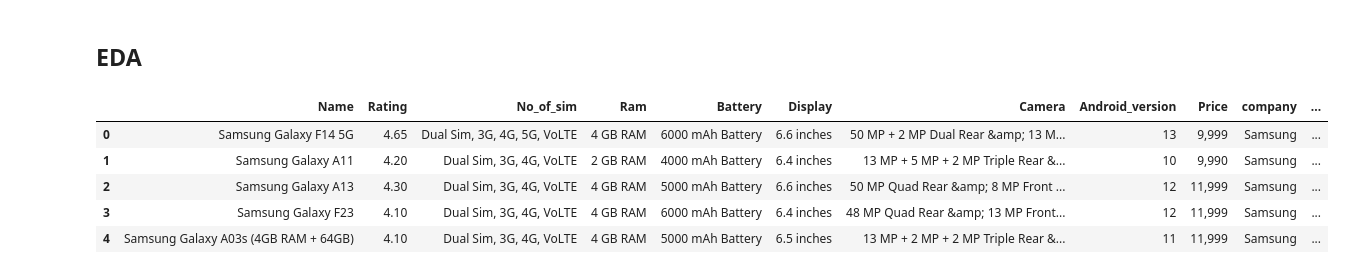
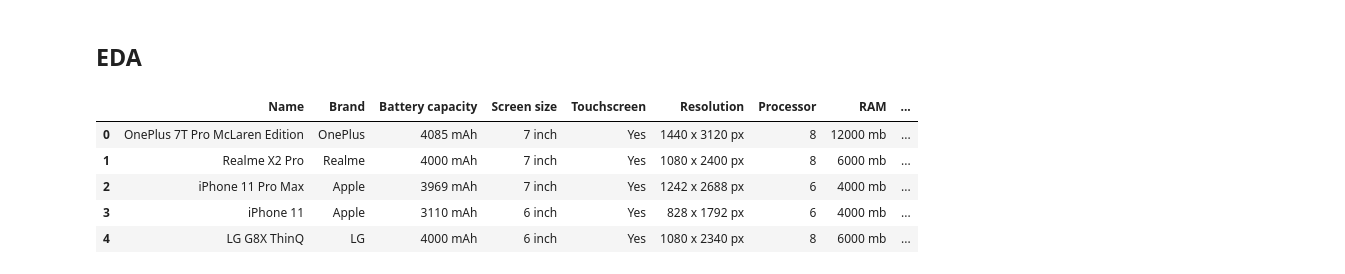
Before and after one commit to Lathacharujenny/MedicalCostExpenses, a Jupyter notebook: notebook/eda.ipynb, the cells around one changed output. Drawn from its saved outputs; the diff is of its cells as text; code cells hidden in the pictures.

```diff
--- a/notebook/eda.ipynb
+++ b/notebook/eda.ipynb
@@ -15,12 +15,12 @@ from plotly.subplots import make_subplots
 import warnings
 warnings.simplefilter('ignore')
 # %%
-df = pd.read_csv('../data/mobile_phone_prices.csv')
+df = pd.read_csv('../data/mobile_data.csv')
 df.head()
 # %% [output]
-|  | Name | Rating | No_of_sim | Ram | Battery | Display | Camera | Android_version | Price | company | ... |
-| 0 | Samsung Galaxy F14 5G | 4.65 | Dual Sim, 3G, 4G, 5G, VoLTE | 4 GB RAM | 6000 mAh Battery | 6.6 inches | 50 MP + 2 MP Dual Rear &amp; 13 M... | 13 | 9,999 | Samsung | ... |
-| 1 | Samsung Galaxy A11 | 4.20 | Dual Sim, 3G, 4G, VoLTE | 2 GB RAM | 4000 mAh Battery | 6.4 inches | 13 MP + 5 MP + 2 MP Triple Rear &... | 10 | 9,990 | Samsung | ... |
-| 2 | Samsung Galaxy A13 | 4.30 | Dual Sim, 3G, 4G, VoLTE | 4 GB RAM | 5000 mAh Battery | 6.6 inches | 50 MP Quad Rear &amp; 8 MP Front ... | 12 | 11,999 | Samsung | ... |
-| 3 | Samsung Galaxy F23 | 4.10 | Dual Sim, 3G, 4G, VoLTE | 4 GB RAM | 6000 mAh Battery | 6.4 inches | 48 MP Quad Rear &amp; 13 MP Front... | 12 | 11,999 | Samsung | ... |
-| 4 | Samsung Galaxy A03s (4GB RAM + 64GB) | 4.10 | Dual Sim, 3G, 4G, VoLTE | 4 GB RAM | 5000 mAh Battery | 6.5 inches | 13 MP + 2 MP + 2 MP Triple Rear &... | 11 | 11,999 | Samsung | ... |
+|  | Name | Brand | Battery capacity | Screen size | Touchscreen | Resolution | Processor | RAM | ... |
+| 0 | OnePlus 7T Pro McLaren Edition | OnePlus | 4085 mAh | 7 inch | Yes | 1440 x 3120 px | 8 | 12000 mb | ... |
+| 1 | Realme X2 Pro | Realme | 4000 mAh | 7 inch | Yes | 1080 x 2400 px | 8 | 6000 mb | ... |
+| 2 | iPhone 11 Pro Max | Apple | 3969 mAh | 7 inch | Yes | 1242 x 2688 px | 6 | 4000 mb | ... |
+| 3 | iPhone 11 | Apple | 3110 mAh | 6 inch | Yes | 828 x 1792 px | 6 | 4000 mb | ... |
+| 4 | LG G8X ThinQ | LG | 4000 mAh | 6 inch | Yes | 1080 x 2340 px | 8 | 6000 mb | ... |
```
Also changed, not shown: parts of 57 cells of this notebook, 10 other files.
